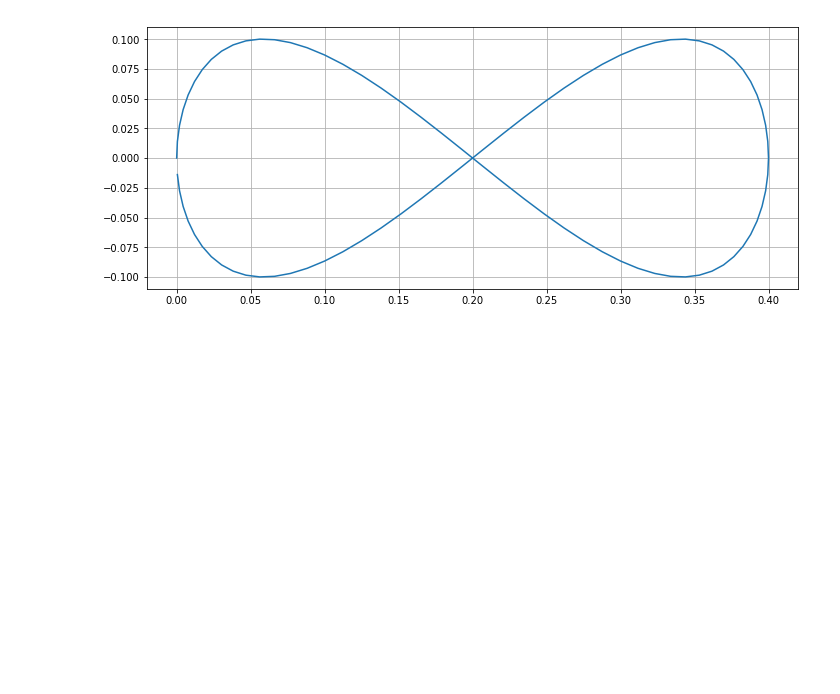
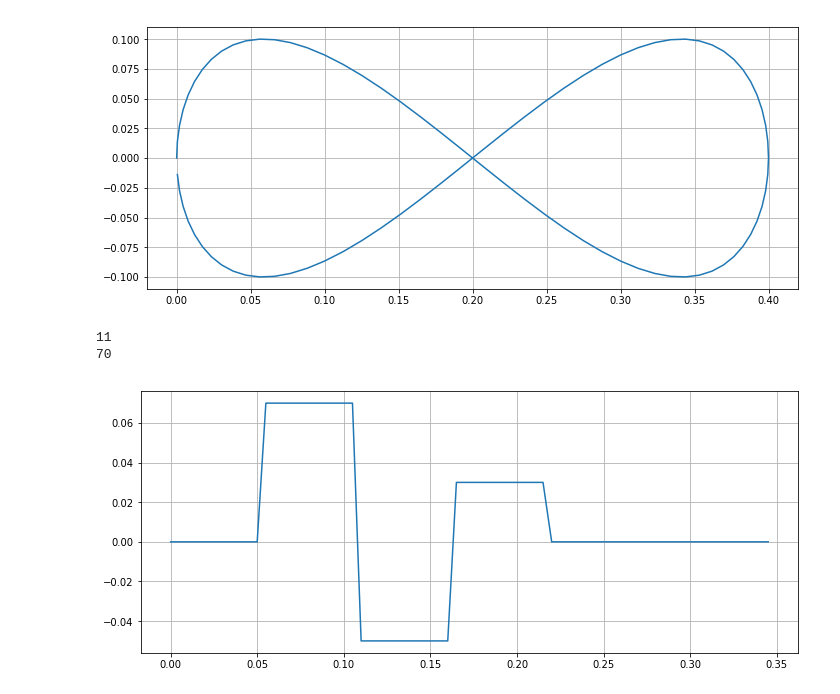
Before and after one commit to DjoleMNE/Lazy_Robot_Control_by_Relaxation_of_Motion_and_Force_Constraints, a Jupyter notebook: integrator_python_testing.ipynb, the cells around one changed output. Cells and saved outputs as stored; diff of their text form; code cells hidden in the pictures; blank space fills up the shorter version.

```diff
--- a/integrator_python_testing.ipynb
+++ b/integrator_python_testing.ipynb
@@ -833,3 +833,42 @@ plt.grid(True)
 plt.tight_layout()
 # %% [output]
 [figure]
+# %%
+### Step function
+### Infinity sign wave with increasing frequency
+
+fs = 70# sample rate
+step_size = 6
+scale = 0.005
+
+x = np.arange(fs) * scale  # the points on the x axis for plotting
+y = np.zeros(fs)
+offset = int(x.size / step_size)
+print(offset)
+
+for i in range(offset):
+    y[i] = 0.0
+
+for i in range(offset):
+    y[offset + i] = 0.07
+
+for i in range(offset):
+    y[2 * offset + i] = -0.05
+
+for i in range(offset):
+    y[3 * offset + i] = 0.03
+
+print(y.size)
+fig = plt.figure(figsize=(10,8))
+#this instruction can only be used with IPython Notbook.
+# showing the exact location of the smaples
+ax = fig.add_subplot(211)
+# plt.stem(x,y, 'r', )
+plt.plot(x,y)
+plt.grid(True)
+
+plt.tight_layout()
+# %% [output]
+11
+70
+[figure, added]
```
